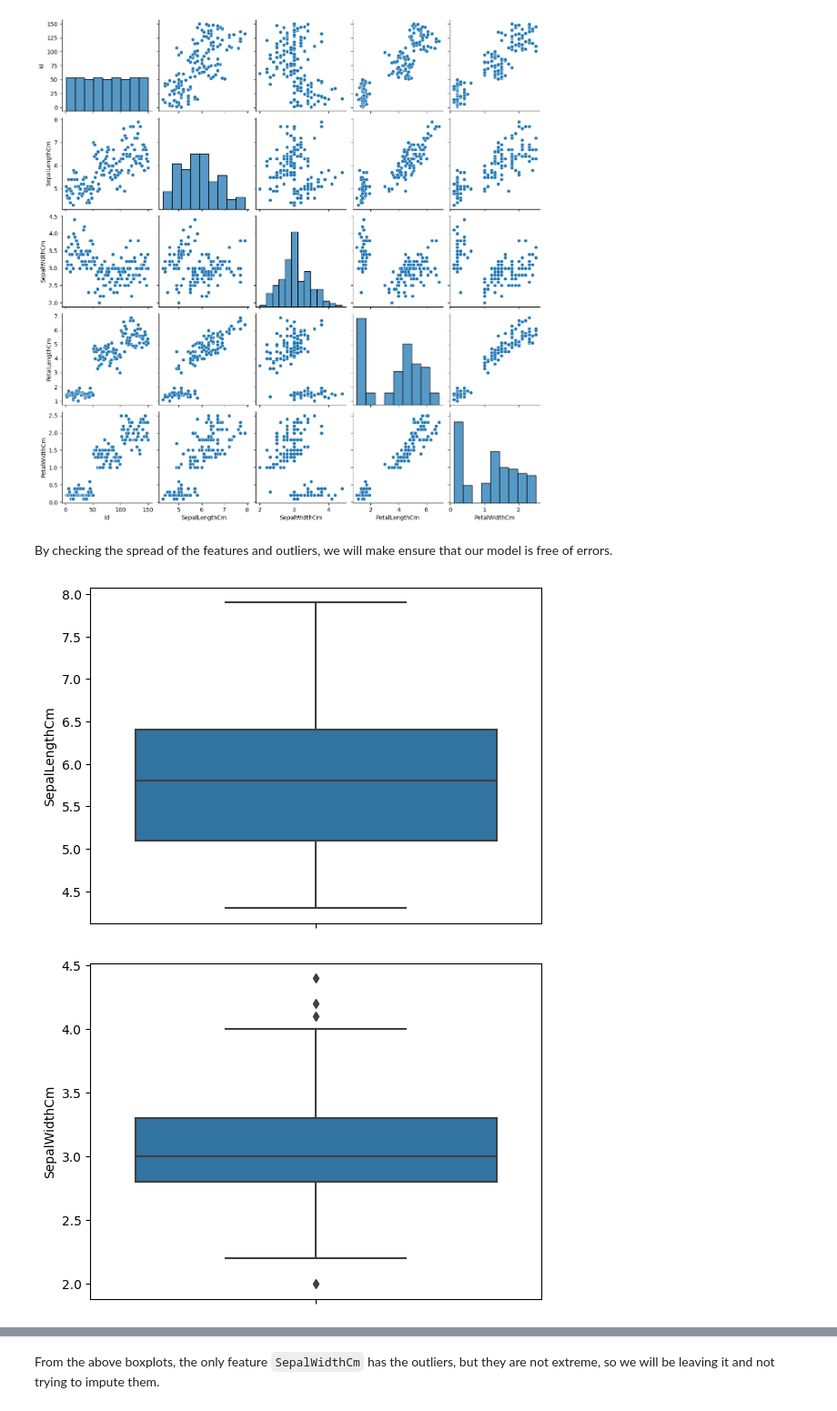
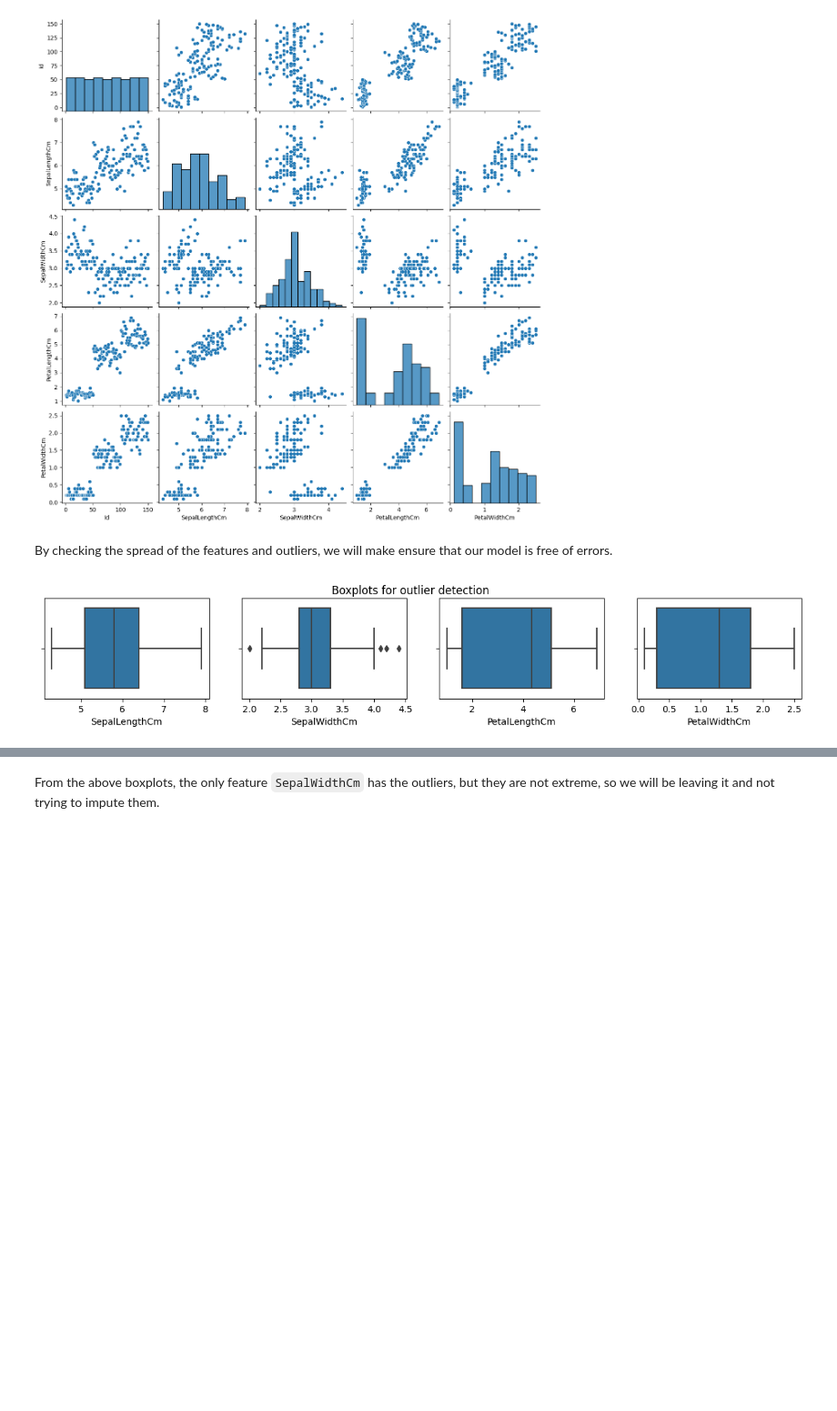
Before and after one commit to saadProgram/OIBSIP, a Jupyter notebook: Task1.ipynb, the cells around one changed output, grey strips where cells are left out. Shown: that part at 91% size. Cells and saved outputs as stored; diff of their text form; code cells hidden in the pictures; blank space fills up the shorter version.

```diff
--- a/Task1.ipynb
+++ b/Task1.ipynb
@@ -97,9 +98,10 @@ By checking the spread of the features and outliers, we will make ensure that ou
 # %%
 # Constructing boxplots
 
-for i in data.columns[1:-1]:
-    sns.boxplot(y=i, data=data)
-    plt.show()
+fig, axes = plt.subplots(1, 4, figsize=(15, 2))
+fig.suptitle('Boxplots for outlier detection')
+for i, col in enumerate(data.columns[1:-1]):
+    sns.boxplot(ax=axes[i], x=data[col])
+plt.show()
 # %% [output]
-[figure, old version]
+[figure, new version]
-[figure, removed]
```
Also changed, not shown: parts of 8 cells of this notebook.
